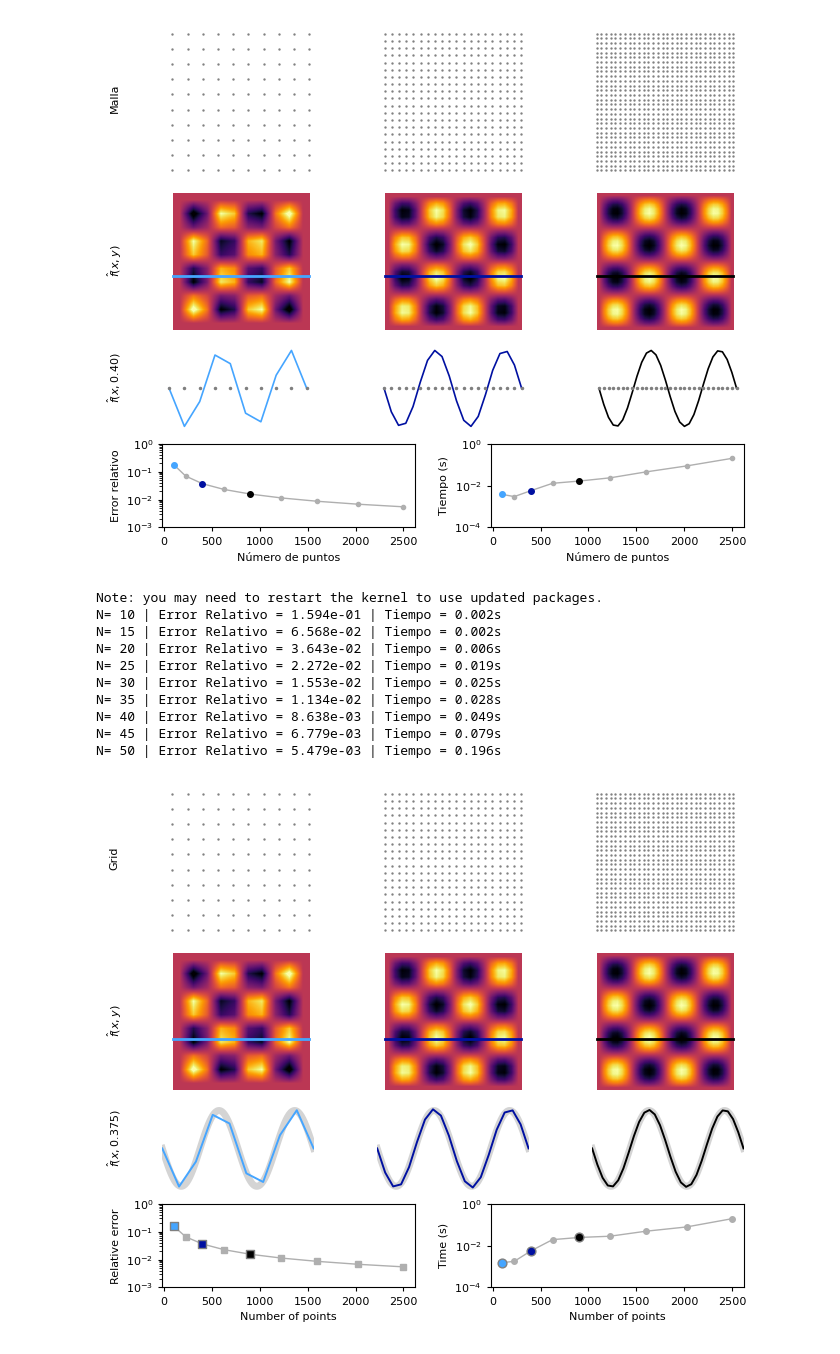
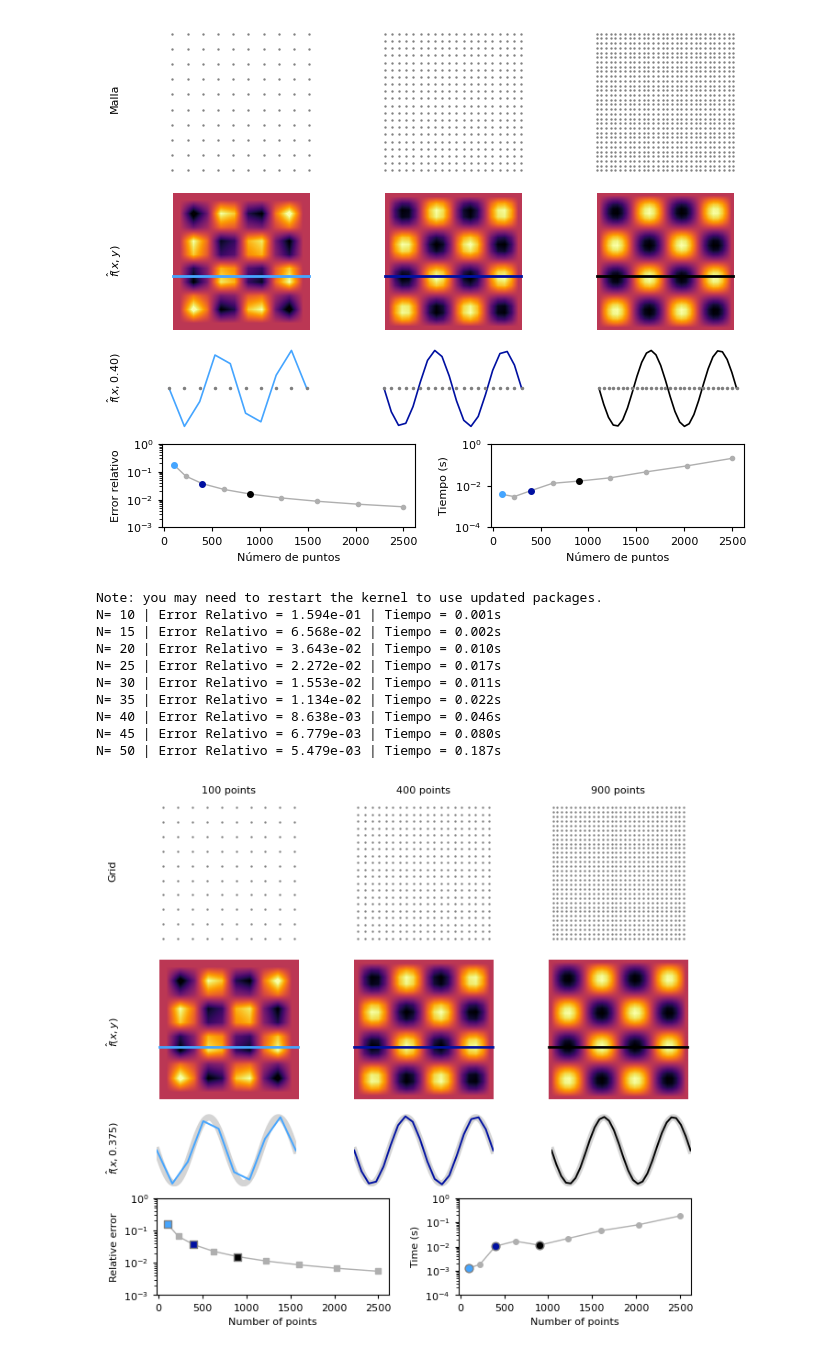
Before and after one commit to oscar-rincon/Review-Seismic-Waves, a Jupyter notebook: main/03_finite_difference_helmholtz2D/finite_difference_helmholtz2D.ipynb, the cells around one changed output. Cells and saved outputs as stored; diff of their text form; code cells hidden in the pictures.

```diff
--- a/main/03_finite_difference_helmholtz2D/finite_difference_helmholtz2D.ipynb
+++ b/main/03_finite_difference_helmholtz2D/finite_difference_helmholtz2D.ipynb
@@ -292,8 +292,9 @@ for N in N_values:
 # ==========================================================
 # Figura compacta
 # ==========================================================
-fig = plt.figure(figsize=(7.5, 6.5))
-outer_gs = GridSpec(4, 1, height_ratios=[0.9, 0.85, 0.5, 0.5], figure=fig, hspace=0.12)
+fig = plt.figure(figsize=(7.5, 7.0))
+outer_gs = GridSpec(4, 1, height_ratios=[0.6, 0.6, 0.30, 0.40],
+                    figure=fig, hspace=0.1)
 
 colors = ['#45A5FF', "#0010A1", "#000000"]
 N_examples = [10, 20, 30]
@@ -306,6 +307,7 @@ for i, N in enumerate(N_examples):
     ax.scatter(X, Y, color='tab:gray', s=0.5)
     ax.set_aspect("equal", adjustable="box")
     ax.axis("off")
+    ax.set_title(f"{N*N} points", fontsize=8, pad=6)
 fig.text(0.055, 0.77, r"Grid", fontsize=8, va="center", ha="left", rotation=90)
 
 # === Row 1: 2D contours ===
@@ -375,44 +377,44 @@ ax_errN.plot(np.array(N_values)**2, relative_errors, '-', lw=1, color='#AFAFAF',
 for N, color in zip(N_examples, colors):
     idx = N_values.index(N)
     ax_errN.scatter(N_values[idx]**2, relative_errors[idx],
                     color=color, marker='s', s=40, edgecolor='gray', zorder=3)
 
 ax_errN.set_xlabel('Number of points')
 ax_errN.set_ylabel('Relative error')
 ax_errN.set_yscale('log')
 ax_errN.set_ylim(top=1e0, bottom=1e-3)
 #ax_errN.legend(fontsize=7)
 
 # --- Time vs N² ---
 ax_errT.plot(np.array(N_values)**2, times, '-', lw=1, color='#AFAFAF',
              marker='o', markersize=4, label="Time")  # línea + círculos
 for N, color in zip(N_examples, colors):
     idx = N_values.index(N)
     ax_errT.scatter(N_values[idx]**2, times[idx],
                     color=color, marker='o', s=40, edgecolor='gray', zorder=3)
 
 ax_errT.set_xlabel('Number of points')
 ax_errT.set_ylabel('Time (s)')
 ax_errT.set_yscale('log')
 ax_errT.set_ylim(top=1e0, bottom=1e-4)
 #ax_errT.legend(fontsize=7)
 
 # --- Save and show ---
-plt.savefig("figs/helmholtz2D_convergence_eng.svg", dpi=150, bbox_inches='tight')
-plt.savefig("figs/helmholtz2D_convergence_eng.pdf", dpi=150, bbox_inches='tight')
+plt.savefig("figs/01_helmholtz2D_convergence_eng.svg", dpi=150, bbox_inches='tight')
+plt.savefig("figs/01_helmholtz2D_convergence_eng.pdf", dpi=150, bbox_inches='tight')
 plt.show()
 # %% [output]
 Note: you may need to restart the kernel to use updated packages.
-N= 10 | Error Relativo = 1.594e-01 | Tiempo = 0.002s
+N= 10 | Error Relativo = 1.594e-01 | Tiempo = 0.001s
 N= 15 | Error Relativo = 6.568e-02 | Tiempo = 0.002s
-N= 20 | Error Relativo = 3.643e-02 | Tiempo = 0.006s
-N= 25 | Error Relativo = 2.272e-02 | Tiempo = 0.019s
-N= 30 | Error Relativo = 1.553e-02 | Tiempo = 0.025s
-N= 35 | Error Relativo = 1.134e-02 | Tiempo = 0.028s
-N= 40 | Error Relativo = 8.638e-03 | Tiempo = 0.049s
-N= 45 | Error Relativo = 6.779e-03 | Tiempo = 0.079s
-N= 50 | Error Relativo = 5.479e-03 | Tiempo = 0.196s
+N= 20 | Error Relativo = 3.643e-02 | Tiempo = 0.010s
+N= 25 | Error Relativo = 2.272e-02 | Tiempo = 0.017s
+N= 30 | Error Relativo = 1.553e-02 | Tiempo = 0.011s
+N= 35 | Error Relativo = 1.134e-02 | Tiempo = 0.022s
+N= 40 | Error Relativo = 8.638e-03 | Tiempo = 0.046s
+N= 45 | Error Relativo = 6.779e-03 | Tiempo = 0.080s
+N= 50 | Error Relativo = 5.479e-03 | Tiempo = 0.187s
-[figure, old version]
+[figure, new version]
 # %%
 # ==========================================================
 # Figura compacta
```
Also changed, not shown: parts of 1 cell of this notebook, 21 other files.
